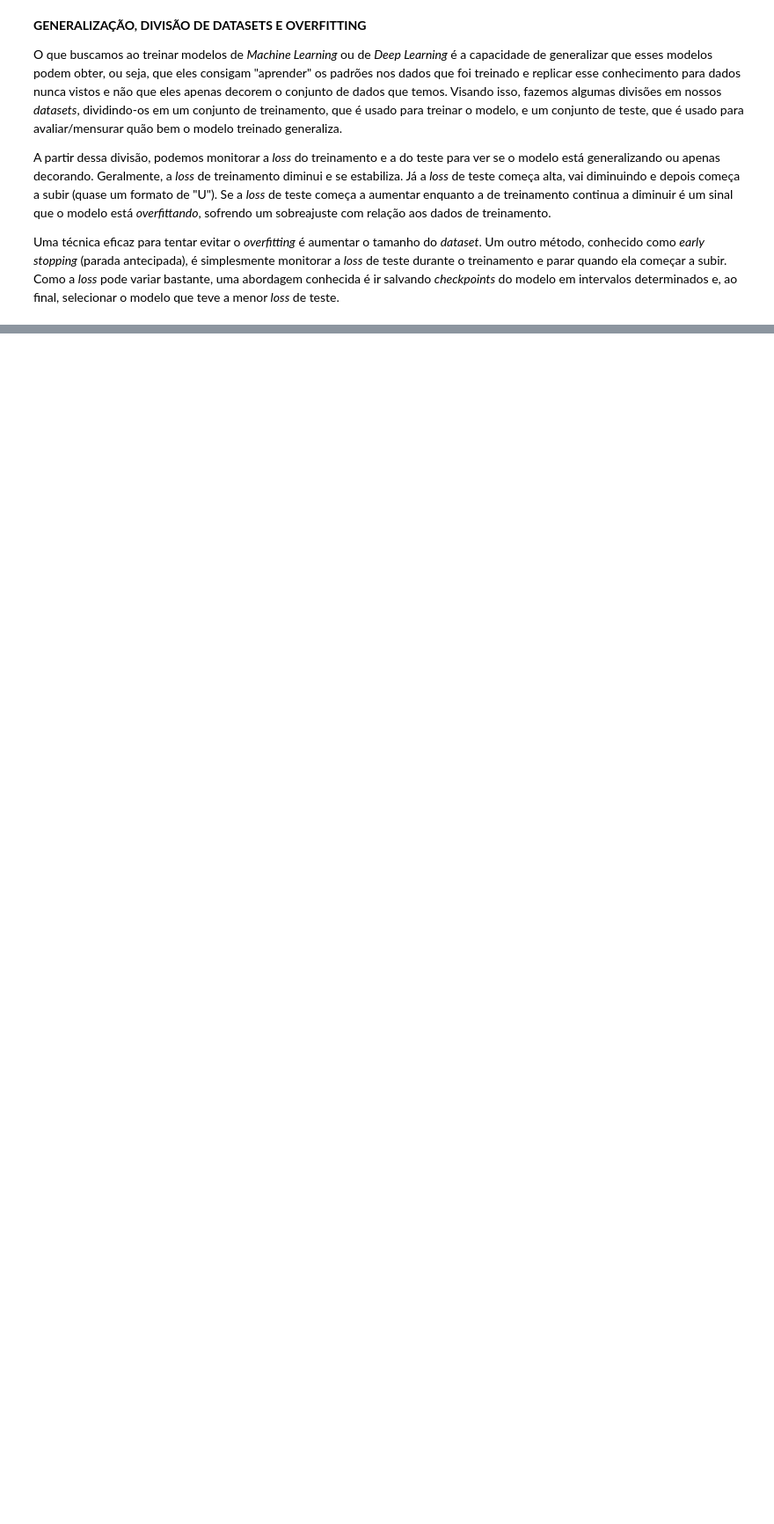
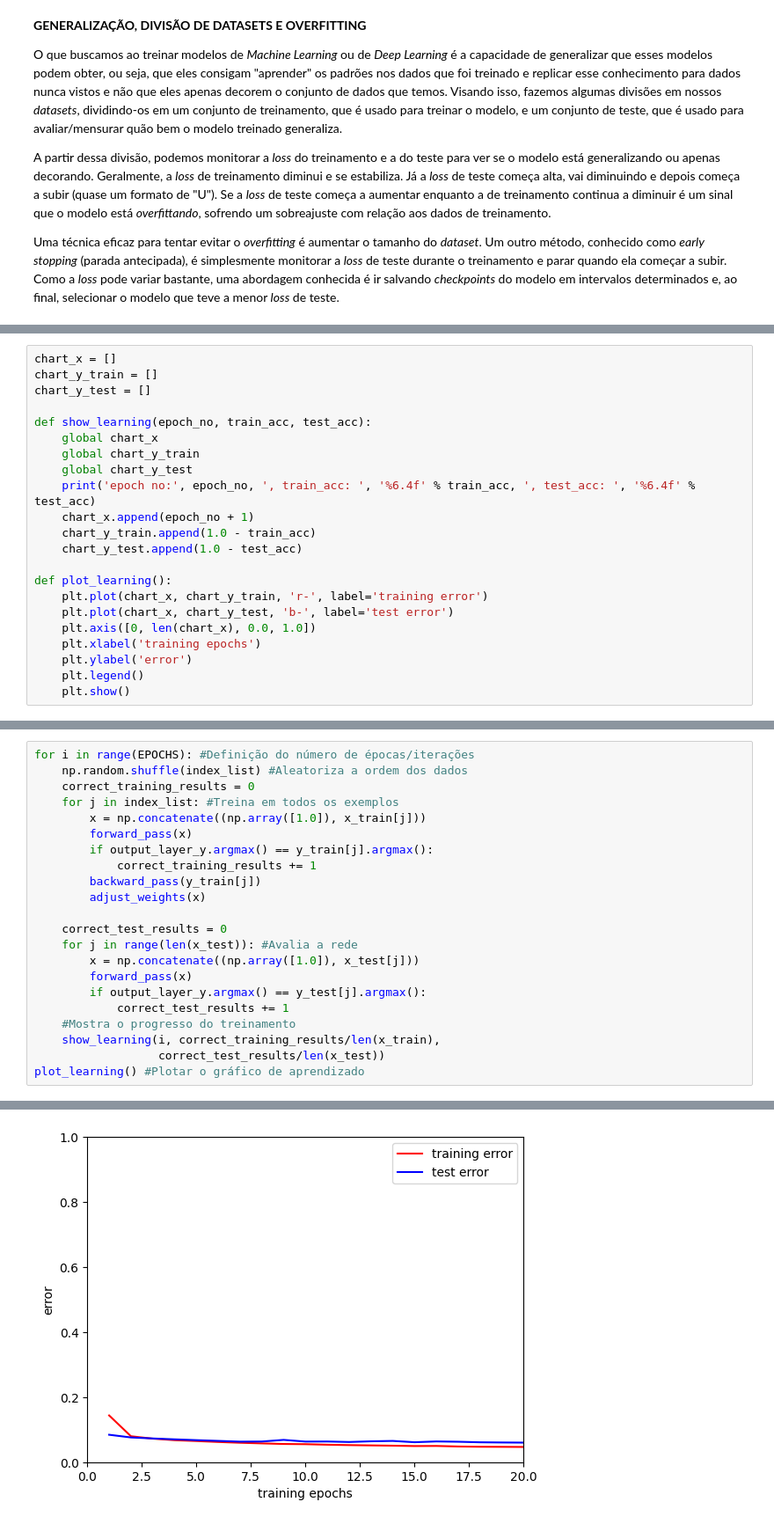
Before and after one commit to jaopredos/DeepLearning, a Jupyter notebook: Fully Connected Networks/multiclass-classification.ipynb, the cells around one changed output, grey strips where cells are left out. Shown: that part at 88% size. Saved outputs shown, nothing was run; the diff lists cells and outputs as text; blank space fills up the shorter version.

```diff
--- a/Fully Connected Networks/multiclass-classification.ipynb
+++ b/Fully Connected Networks/multiclass-classification.ipynb
@@ -82,0 +165,22 @@ Uma técnica eficaz para tentar evitar o *overfitting* é aumentar o tamanho do
+# %%
+chart_x = []
+chart_y_train = []
+chart_y_test = []
+
+def show_learning(epoch_no, train_acc, test_acc):
+    global chart_x
+    global chart_y_train
+    global chart_y_test
+    print('epoch no:', epoch_no, ', train_acc: ', '%6.4f' % train_acc, ', test_acc: ', '%6.4f' % test_acc)
+    chart_x.append(epoch_no + 1)
+    chart_y_train.append(1.0 - train_acc)
+    chart_y_test.append(1.0 - test_acc)
+
+def plot_learning():
+    plt.plot(chart_x, chart_y_train, 'r-', label='training error')
+    plt.plot(chart_x, chart_y_test, 'b-', label='test error')
+    plt.axis([0, len(chart_x), 0.0, 1.0])
+    plt.xlabel('training epochs')
+    plt.ylabel('error')
+    plt.legend()
+    plt.show()
@@ -82,0 +236,23 @@ Uma técnica eficaz para tentar evitar o *overfitting* é aumentar o tamanho do
+# %%
+for i in range(EPOCHS): #Definição do número de épocas/iterações
+    np.random.shuffle(index_list) #Aleatoriza a ordem dos dados
+    correct_training_results = 0
+    for j in index_list: #Treina em todos os exemplos
+        x = np.concatenate((np.array([1.0]), x_train[j]))
+        forward_pass(x)
+        if output_layer_y.argmax() == y_train[j].argmax():
+            correct_training_results += 1
+        backward_pass(y_train[j])
+        adjust_weights(x)
+
+    correct_test_results = 0
+    for j in range(len(x_test)): #Avalia a rede
+        x = np.concatenate((np.array([1.0]), x_test[j]))
+        forward_pass(x)
+        if output_layer_y.argmax() == y_test[j].argmax():
+            correct_test_results += 1
+    #Mostra o progresso do treinamento
+    show_learning(i, correct_training_results/len(x_train),
+                  correct_test_results/len(x_test))
+plot_learning() #Plotar o gráfico de aprendizado
+# %% [output]
@@ -82,0 +279 @@ Uma técnica eficaz para tentar evitar o *overfitting* é aumentar o tamanho do
+[figure, added]
```
Also changed, not shown: parts of 17 cells of this notebook.
